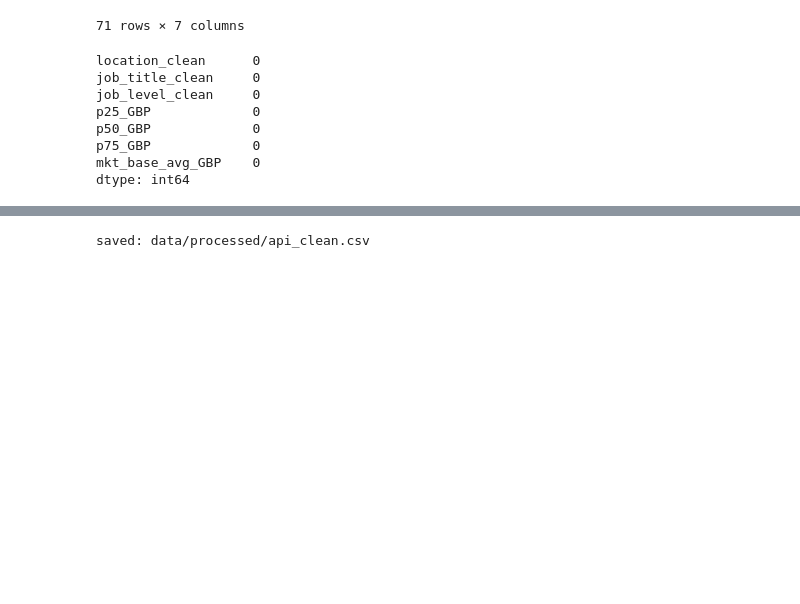
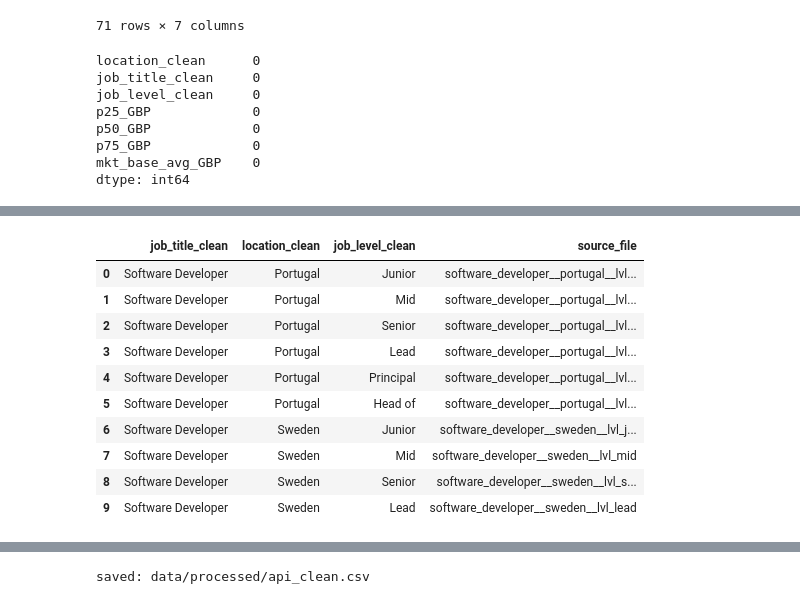
Before and after one commit to HR-Freak/Tech-Salary-Benchmarking-Cross-Market-Analysis-for-Competitive-Salary-Bands, a Jupyter notebook: notebooks/02_data_cleaning.ipynb, the cells around one changed output, grey strips where cells are left out. Cells and saved outputs as stored; diff of their text form; code cells hidden in the pictures; blank space fills up the shorter version.

```diff
--- a/notebooks/02_data_cleaning.ipynb
+++ b/notebooks/02_data_cleaning.ipynb
@@ -351 +390,22 @@ api_clean["source_file"] = (
+# %%
+api_clean["source_file"] = (
+    api_clean["job_title_clean"].astype(str).str.lower().str.replace(" ", "_", regex=False)
+    + "__"
+    + api_clean["location_clean"].astype(str).str.lower().str.replace(" ", "_", regex=False)
+    + "__lvl_"
+    + api_clean["job_level_clean"].astype(str).str.lower().fillna("unknown")
+)
+api_clean[["job_title_clean","location_clean","job_level_clean","source_file"]].head(10)
+# %% [output]
+|  | job_title_clean | location_clean | job_level_clean | source_file |
+| 0 | Software Developer | Portugal | Junior | software_developer__portugal__lvl... |
+| 1 | Software Developer | Portugal | Mid | software_developer__portugal__lvl... |
+| 2 | Software Developer | Portugal | Senior | software_developer__portugal__lvl... |
+| 3 | Software Developer | Portugal | Lead | software_developer__portugal__lvl... |
+| 4 | Software Developer | Portugal | Principal | software_developer__portugal__lvl... |
+| 5 | Software Developer | Portugal | Head of | software_developer__portugal__lvl... |
+| 6 | Software Developer | Sweden | Junior | software_developer__sweden__lvl_j... |
+| 7 | Software Developer | Sweden | Mid | software_developer__sweden__lvl_mid |
+| 8 | Software Developer | Sweden | Senior | software_developer__sweden__lvl_s... |
+| 9 | Software Developer | Sweden | Lead | software_developer__sweden__lvl_lead |
 # %%
```
Also changed, not shown: parts of 3 cells of this notebook, 3 other files.
